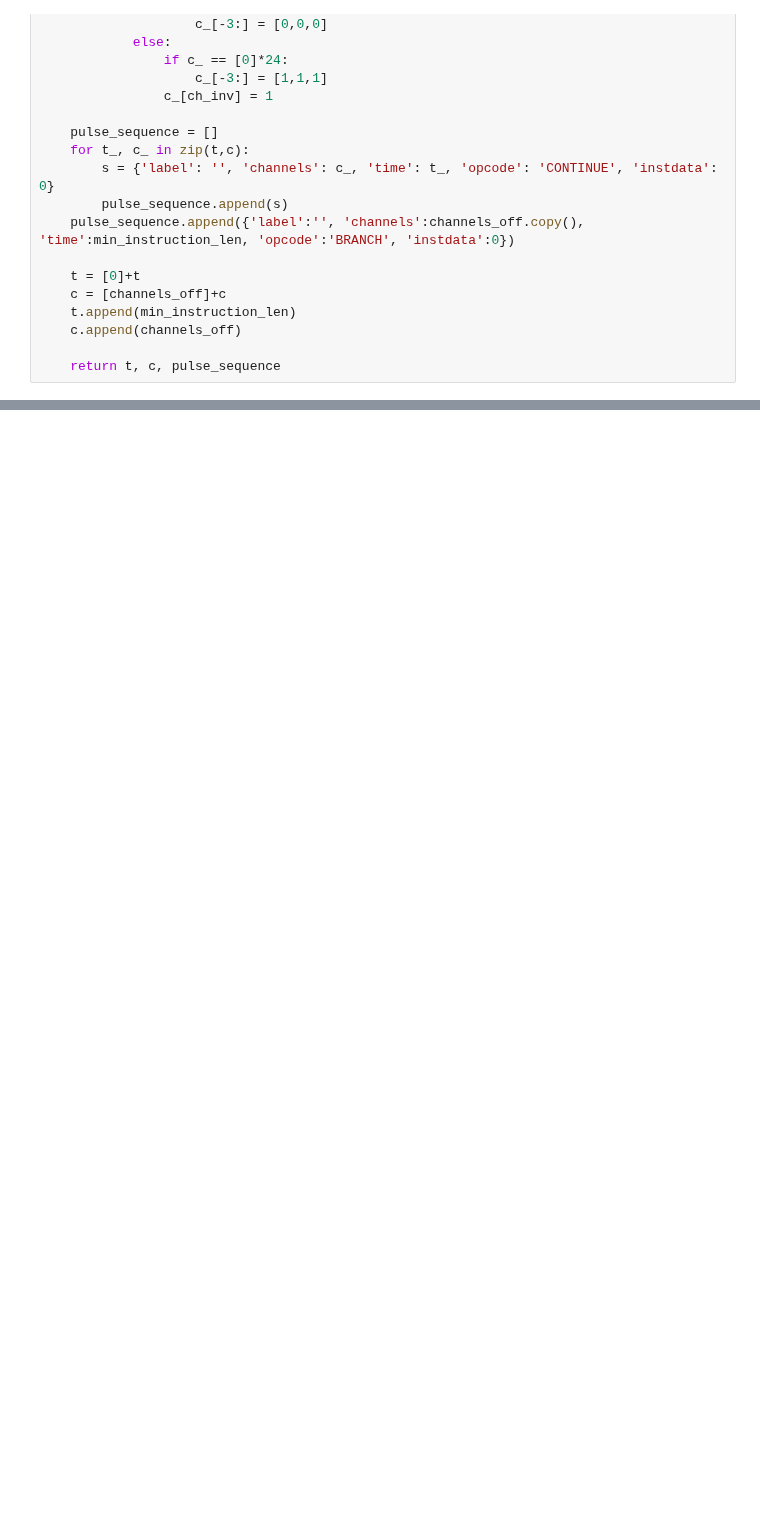
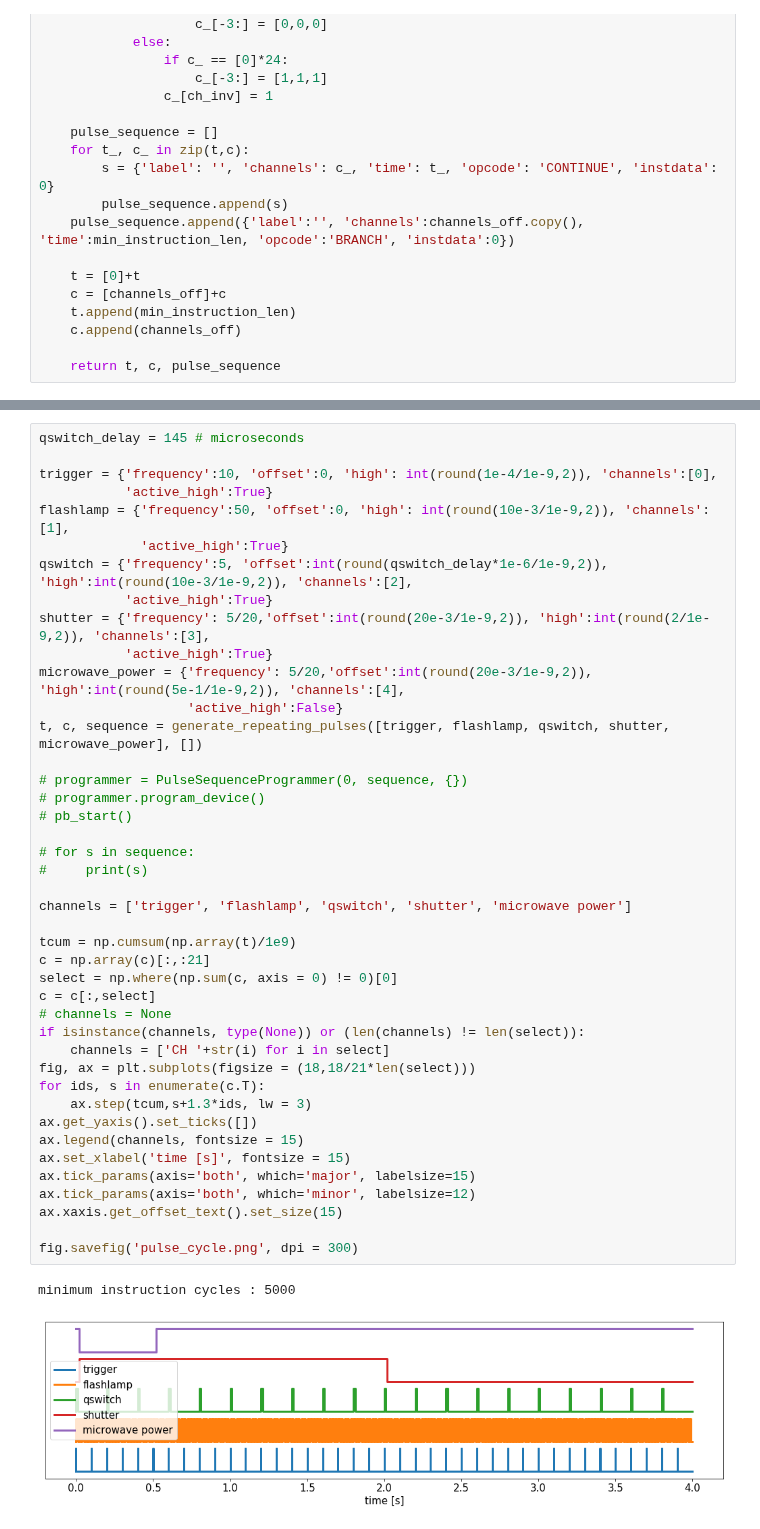
Before and after one commit to ograsdijk/CeNTREX-notebooks, a Jupyter notebook: timing/PulseBlaster/PulseBlaster Python Control Testing.ipynb, the cells around one changed output, grey strips where cells are left out. Saved outputs shown, nothing was run; the diff lists cells and outputs as text; blank space fills up the shorter version.

Commit message:
pulseblaster sequence generation for rotational cooling measurements

```diff
--- a/timing/PulseBlaster/PulseBlaster Python Control Testing.ipynb
+++ b/timing/PulseBlaster/PulseBlaster Python Control Testing.ipynb
@@ -1523,0 +1354,45 @@ minimum instruction cycles : 5000
+# %%
+qswitch_delay = 145 # microseconds
+
+trigger = {'frequency':10, 'offset':0, 'high': int(round(1e-4/1e-9,2)), 'channels':[0],
+           'active_high':True}
+flashlamp = {'frequency':50, 'offset':0, 'high': int(round(10e-3/1e-9,2)), 'channels':[1],
+             'active_high':True}
+qswitch = {'frequency':5, 'offset':int(round(qswitch_delay*1e-6/1e-9,2)), 'high':int(round(10e-3/1e-9,2)), 'channels':[2],
+           'active_high':True}
+shutter = {'frequency': 5/20,'offset':int(round(20e-3/1e-9,2)), 'high':int(round(2/1e-9,2)), 'channels':[3],
+           'active_high':True}
+microwave_power = {'frequency': 5/20,'offset':int(round(20e-3/1e-9,2)), 'high':int(round(5e-1/1e-9,2)), 'channels':[4],
+                   'active_high':False}
+t, c, sequence = generate_repeating_pulses([trigger, flashlamp, qswitch, shutter, microwave_power], [])
+
+# programmer = PulseSequenceProgrammer(0, sequence, {})
+# programmer.program_device()
+# pb_start()
+
+# for s in sequence:
+#     print(s)
+
+channels = ['trigger', 'flashlamp', 'qswitch', 'shutter', 'microwave power']
+
+tcum = np.cumsum(np.array(t)/1e9)
+c = np.array(c)[:,:21]
+select = np.where(np.sum(c, axis = 0) != 0)[0]
+c = c[:,select]
+# channels = None
+if isinstance(channels, type(None)) or (len(channels) != len(select)):
+    channels = ['CH '+str(i) for i in select]
+fig, ax = plt.subplots(figsize = (18,18/21*len(select)))
+for ids, s in enumerate(c.T):
+    ax.step(tcum,s+1.3*ids, lw = 3)
+ax.get_yaxis().set_ticks([])
+ax.legend(channels, fontsize = 15)
+ax.set_xlabel('time [s]', fontsize = 15)
+ax.tick_params(axis='both', which='major', labelsize=15)
+ax.tick_params(axis='both', which='minor', labelsize=12)
+ax.xaxis.get_offset_text().set_size(15)
+
+fig.savefig('pulse_cycle.png', dpi = 300)
+# %% [output]
+minimum instruction cycles : 5000
+[figure, added]
```
Also changed, not shown: parts of 26 cells of this notebook, 1 other file.
